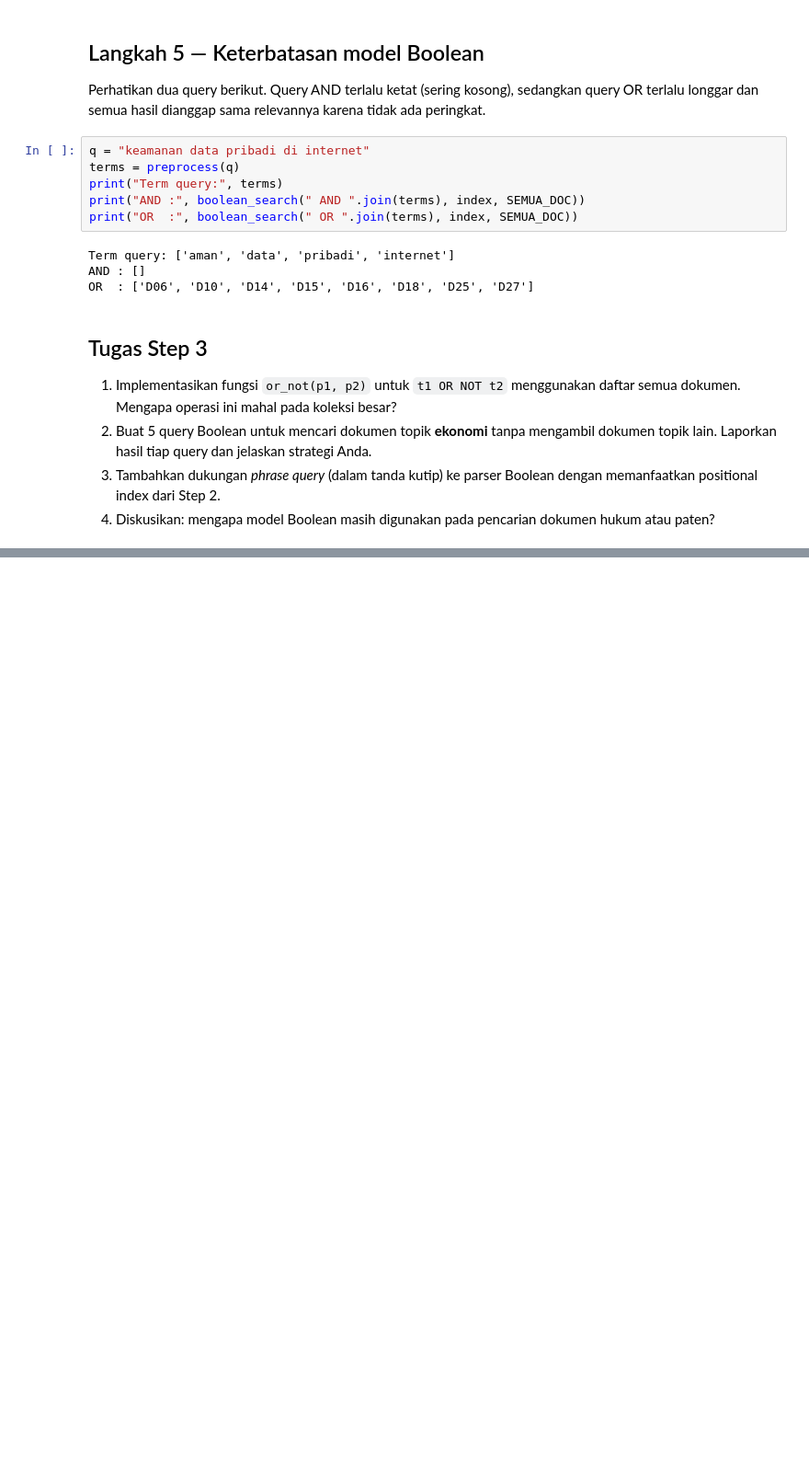
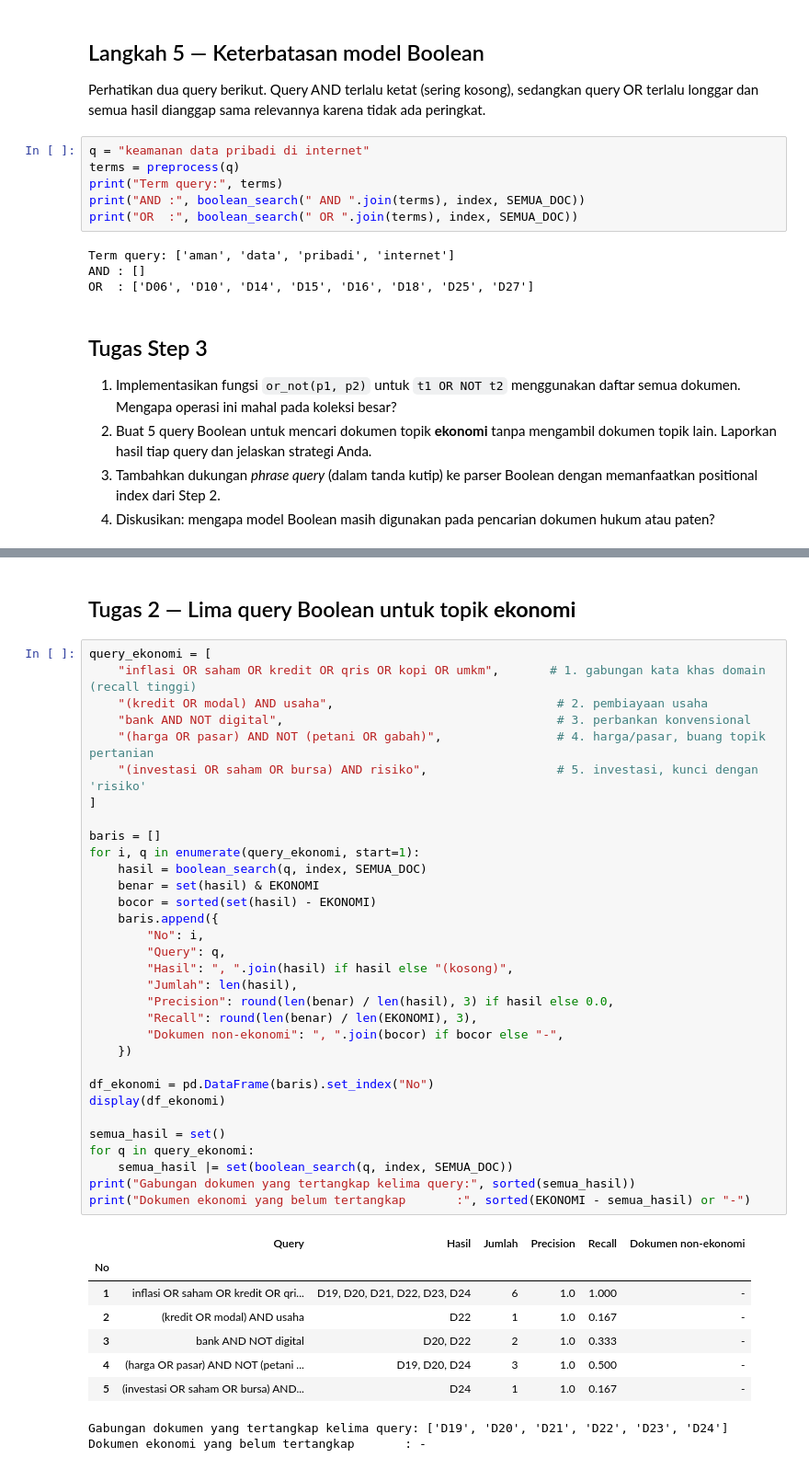
Before and after one commit to uccuuu/Project-STKI, a Jupyter notebook: notebooks/03_boolean_retrieval.ipynb, the cells around one changed output, grey strips where cells are left out. Shown at 92% size. Cells and saved outputs as stored; diff of their text form; blank space fills up the shorter version.

```diff
--- a/notebooks/03_boolean_retrieval.ipynb
+++ b/notebooks/03_boolean_retrieval.ipynb
@@ -136,0 +341,44 @@ OR  : ['D06', 'D10', 'D14', 'D15', 'D16', 'D18', 'D25', 'D27']
+# %% [markdown]
+## Tugas 2 — Lima query Boolean untuk topik **ekonomi**
+# %%
+query_ekonomi = [
+    "inflasi OR saham OR kredit OR qris OR kopi OR umkm",       # 1. gabungan kata khas domain (recall tinggi)
+    "(kredit OR modal) AND usaha",                               # 2. pembiayaan usaha
+    "bank AND NOT digital",                                      # 3. perbankan konvensional
+    "(harga OR pasar) AND NOT (petani OR gabah)",                # 4. harga/pasar, buang topik pertanian
+    "(investasi OR saham OR bursa) AND risiko",                  # 5. investasi, kunci dengan 'risiko'
+]
+
+baris = []
+for i, q in enumerate(query_ekonomi, start=1):
+    hasil = boolean_search(q, index, SEMUA_DOC)
+    benar = set(hasil) & EKONOMI
+    bocor = sorted(set(hasil) - EKONOMI)
+    baris.append({
+        "No": i,
+        "Query": q,
+        "Hasil": ", ".join(hasil) if hasil else "(kosong)",
+        "Jumlah": len(hasil),
+        "Precision": round(len(benar) / len(hasil), 3) if hasil else 0.0,
+        "Recall": round(len(benar) / len(EKONOMI), 3),
+        "Dokumen non-ekonomi": ", ".join(bocor) if bocor else "-",
+    })
+
+df_ekonomi = pd.DataFrame(baris).set_index("No")
+display(df_ekonomi)
+
+semua_hasil = set()
+for q in query_ekonomi:
+    semua_hasil |= set(boolean_search(q, index, SEMUA_DOC))
+print("Gabungan dokumen yang tertangkap kelima query:", sorted(semua_hasil))
+print("Dokumen ekonomi yang belum tertangkap       :", sorted(EKONOMI - semua_hasil) or "-")
+# %% [output]
+|  | Query | Hasil | Jumlah | Precision | Recall | Dokumen non-ekonomi |
+| No |  |  |  |  |  |  |
+| 1 | inflasi OR saham OR kredit OR qri... | D19, D20, D21, D22, D23, D24 | 6 | 1.0 | 1.000 | - |
+| 2 | (kredit OR modal) AND usaha | D22 | 1 | 1.0 | 0.167 | - |
+| 3 | bank AND NOT digital | D20, D22 | 2 | 1.0 | 0.333 | - |
+| 4 | (harga OR pasar) AND NOT (petani ... | D19, D20, D24 | 3 | 1.0 | 0.500 | - |
+| 5 | (investasi OR saham OR bursa) AND... | D24 | 1 | 1.0 | 0.167 | - |
+Gabungan dokumen yang tertangkap kelima query: ['D19', 'D20', 'D21', 'D22', 'D23', 'D24']
+Dokumen ekonomi yang belum tertangkap       : -
```
Also changed, not shown: parts of 15 cells of this notebook.
